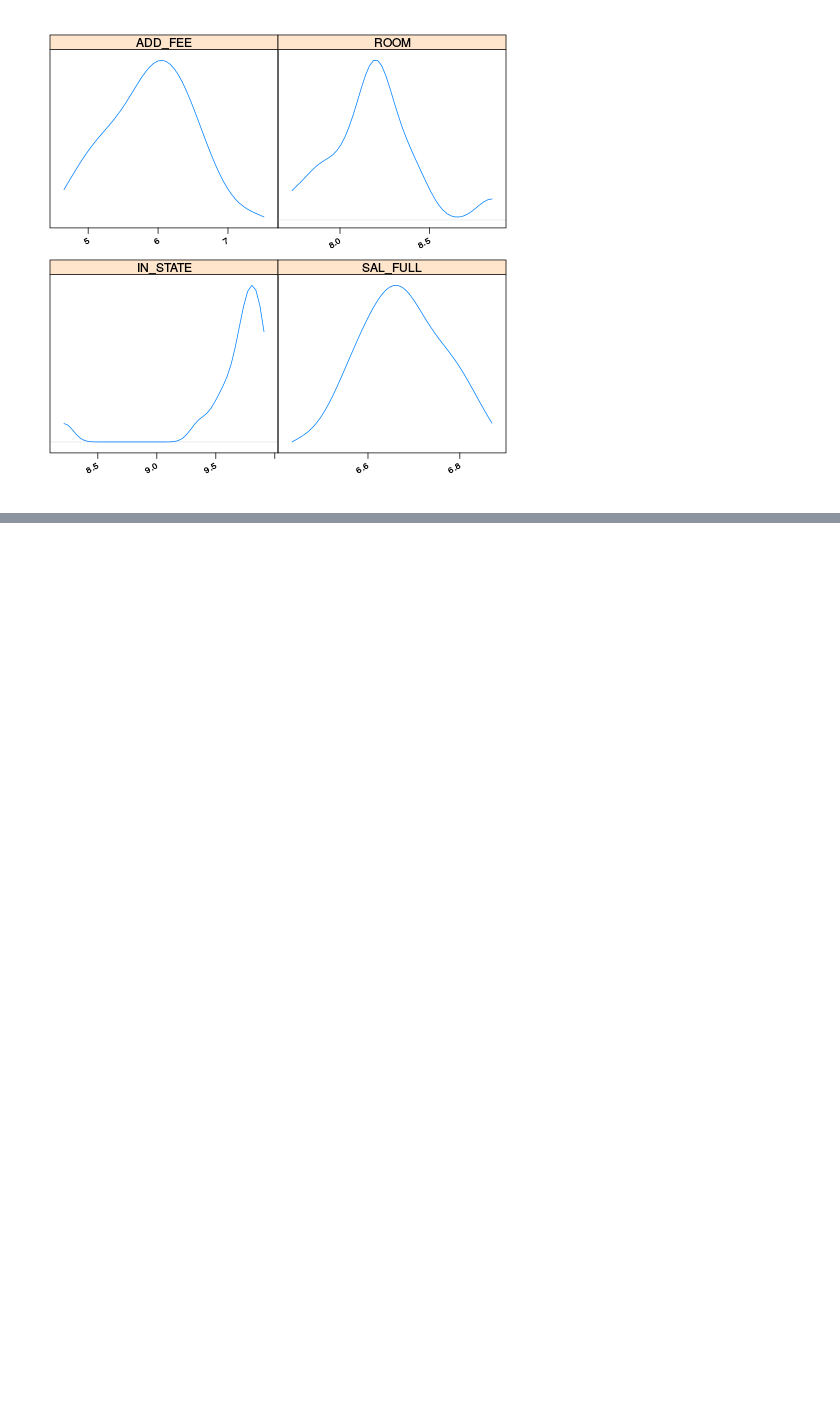
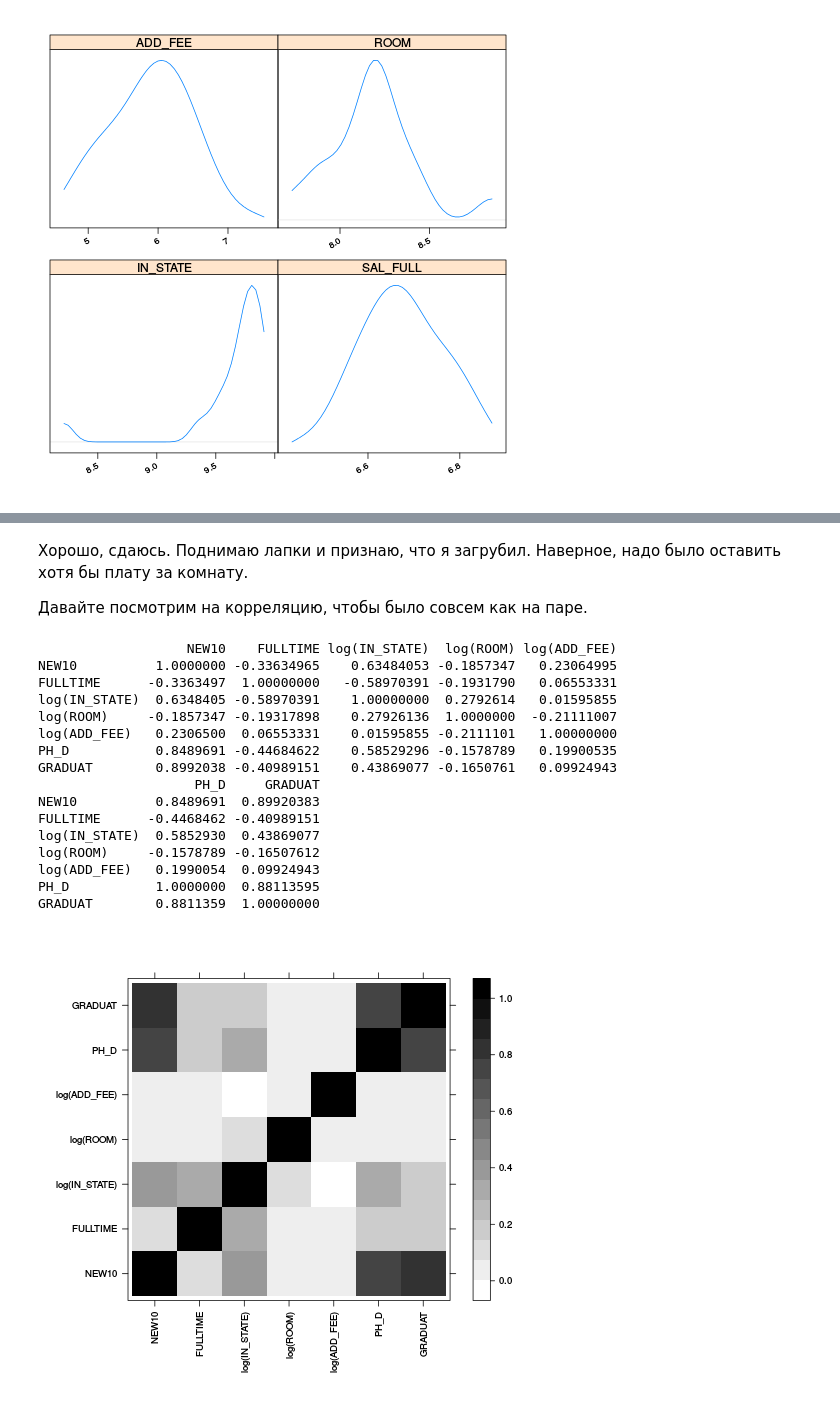
Before and after one commit to testlnord/statnotebooks, a Jupyter notebook: hw2.ipynb, the cells around one changed output, grey strips where cells are left out. Drawn from its saved outputs; the diff is of its cells as text; code cells hidden in the pictures; blank space fills up the shorter version.

```diff
--- a/hw2.ipynb
+++ b/hw2.ipynb
@@ -244,0 +248,6 @@ F-statistic: 33.36 on 9 and 7 DF,  p-value: 6.246e-05
+# %%
+%%R
+fit2 <- lm(NEW10 ~ FULLTIME + log(IN_STATE) +
+log(ROOM) + log(ADD_FEE) + log(SAL_FULL) +
+PH_D + GRADUAT + NUM_FULL, data = univ.data.priv)
+print(summary(fit2))
@@ -244,0 +276,4 @@ F-statistic: 33.36 on 9 and 7 DF,  p-value: 6.246e-05
+# %%
+%%R
+fit2.manual <- lm(NEW10 ~ log(IN_STATE) + GRADUAT, data = univ.data.priv)
+print(summary(fit2.manual))
@@ -244,0 +299,4 @@ F-statistic: 33.36 on 9 and 7 DF,  p-value: 6.246e-05
+# %%
+%%R
+fit2.aic <- stepAIC(fit2)
+print(summary(fit2.aic))
@@ -244,0 +346,28 @@ F-statistic: 33.36 on 9 and 7 DF,  p-value: 6.246e-05
+# %% [markdown]
+Хорошо, сдаюсь. Поднимаю лапки и признаю, что я загрубил. Наверное, надо было оставить хотя бы плату за комнату.
+
+Давайте посмотрим на корреляцию, чтобы было совсем как на паре.
+# %%
+%%R
+print(cor(fit2.aic$model))
+print(levelplot(cor(fit2.aic$model)^2, par.settings = list(regions = list(col = colorRampPalette(grey(1:0)))),
+scales = list(x = list(rot = 90)), xlab = "",
+ylab = ""))
+# %% [output]
+                   NEW10    FULLTIME log(IN_STATE)  log(ROOM) log(ADD_FEE)
+NEW10          1.0000000 -0.33634965    0.63484053 -0.1857347   0.23064995
+FULLTIME      -0.3363497  1.00000000   -0.58970391 -0.1931790   0.06553331
+log(IN_STATE)  0.6348405 -0.58970391    1.00000000  0.2792614   0.01595855
+log(ROOM)     -0.1857347 -0.19317898    0.27926136  1.0000000  -0.21111007
+log(ADD_FEE)   0.2306500  0.06553331    0.01595855 -0.2111101   1.00000000
+PH_D           0.8489691 -0.44684622    0.58529296 -0.1578789   0.19900535
+GRADUAT        0.8992038 -0.40989151    0.43869077 -0.1650761   0.09924943
+                    PH_D     GRADUAT
+NEW10          0.8489691  0.89920383
+FULLTIME      -0.4468462 -0.40989151
+log(IN_STATE)  0.5852930  0.43869077
+log(ROOM)     -0.1578789 -0.16507612
+log(ADD_FEE)   0.1990054  0.09924943
+PH_D           1.0000000  0.88113595
+GRADUAT        0.8811359  1.00000000
+[figure, added]
```
Also changed, not shown: parts of 21 cells of this notebook.
